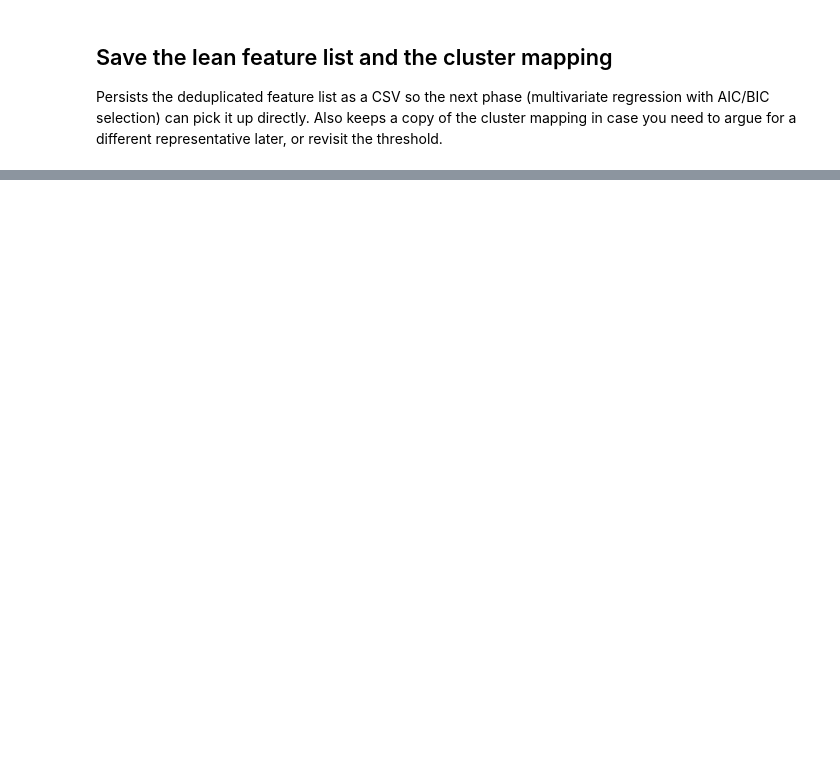
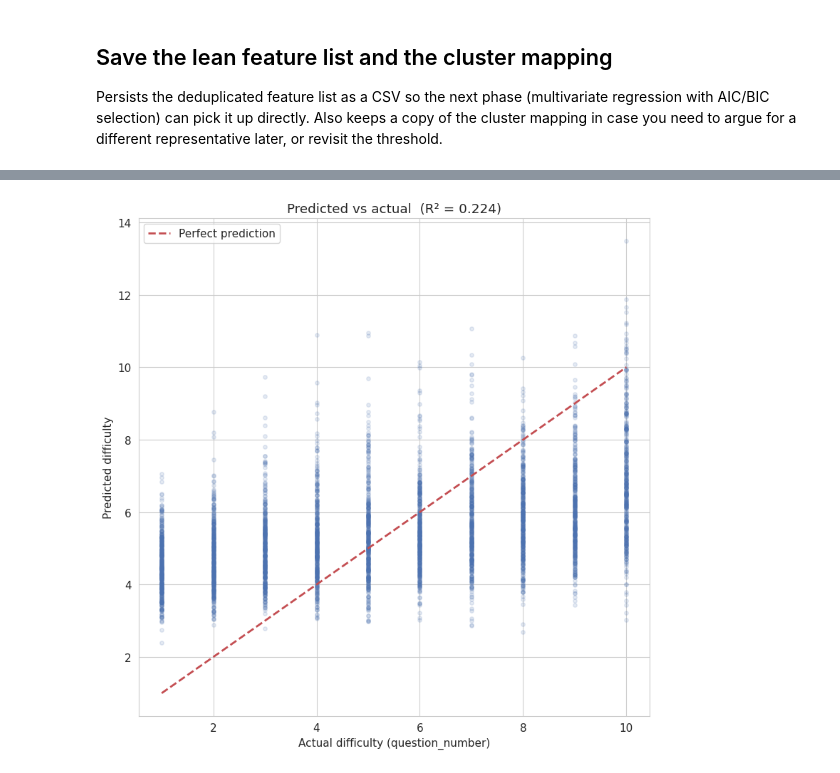
Before and after one commit to lopezbec/Python_LLM_dificulty, a Jupyter notebook: EDA_Comparison.ipynb, the cells around one changed output, grey strips where cells are left out. Drawn from its saved outputs; the diff is of its cells as text; code cells hidden in the pictures; blank space fills up the shorter version.

```diff
--- a/EDA_Comparison.ipynb
+++ b/EDA_Comparison.ipynb
@@ -834,0 +1195,21 @@ Saved:
+# %%
+# Pick the lowest-AIC and lowest-BIC models from candidates
+aic_winner = min(candidates, key=lambda c: c["aic"])
+bic_winner = min(candidates, key=lambda c: c["bic"])
+
+print(f"AIC winner: {aic_winner['model']} ({aic_winner['n_features']} features)")
+print(f"BIC winner: {bic_winner['model']} ({bic_winner['n_features']} features)")
+
+# Refit and print summaries
+final_aic_model = sm.OLS(y, sm.add_constant(X_std[aic_winner["features"]])).fit()
+final_bic_model = sm.OLS(y, sm.add_constant(X_std[bic_winner["features"]])).fit()
+
+print("\n" + "=" * 80)
+print("AIC WINNER FULL SUMMARY")
+print("=" * 80)
+print(final_aic_model.summary())
+
+print("\n" + "=" * 80)
+print("BIC WINNER FULL SUMMARY")
+print("=" * 80)
+print(final_bic_model.summary())
@@ -834,0 +1292,14 @@ Saved:
+# %%
+plt.figure(figsize=(8, 8))
+plt.scatter(y, fitted, alpha=0.15, s=15, color="#4C72B0")
+plt.plot([y.min(), y.max()], [y.min(), y.max()],
+         color="#C44E52", linestyle="--", linewidth=2, label="Perfect prediction")
+plt.xlabel("Actual difficulty (question_number)")
+plt.ylabel("Predicted difficulty")
+plt.title(f"Predicted vs actual  (R² = {final_model.rsquared:.3f})")
+plt.legend()
+plt.tight_layout()
+plt.savefig("plot_predicted_vs_actual.png", dpi=150, bbox_inches="tight")
+plt.show()
+# %% [output]
+[figure, added]
```
Also changed, not shown: parts of 48 cells of this notebook.
